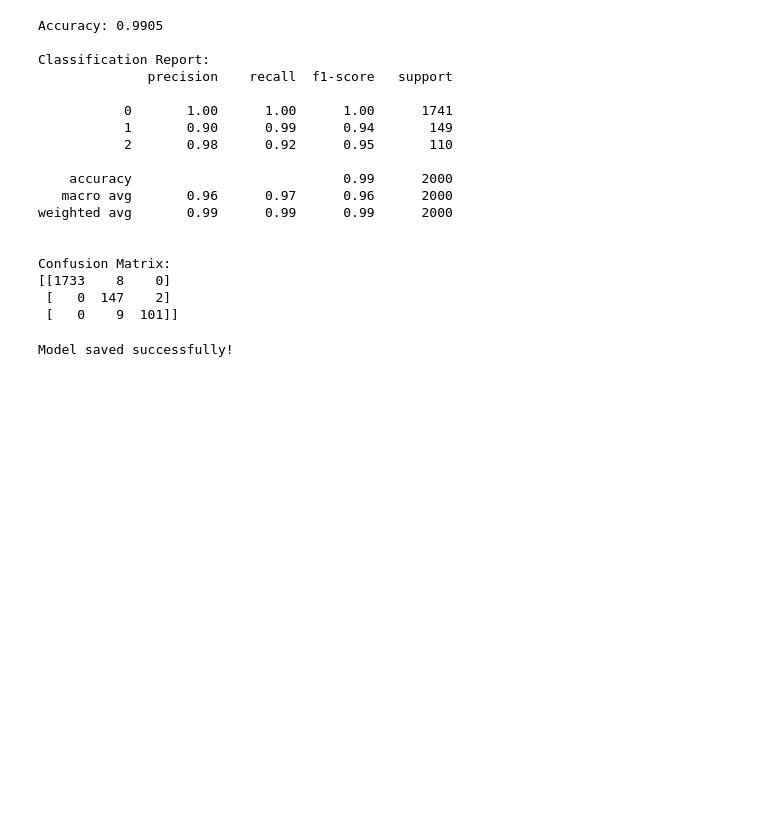
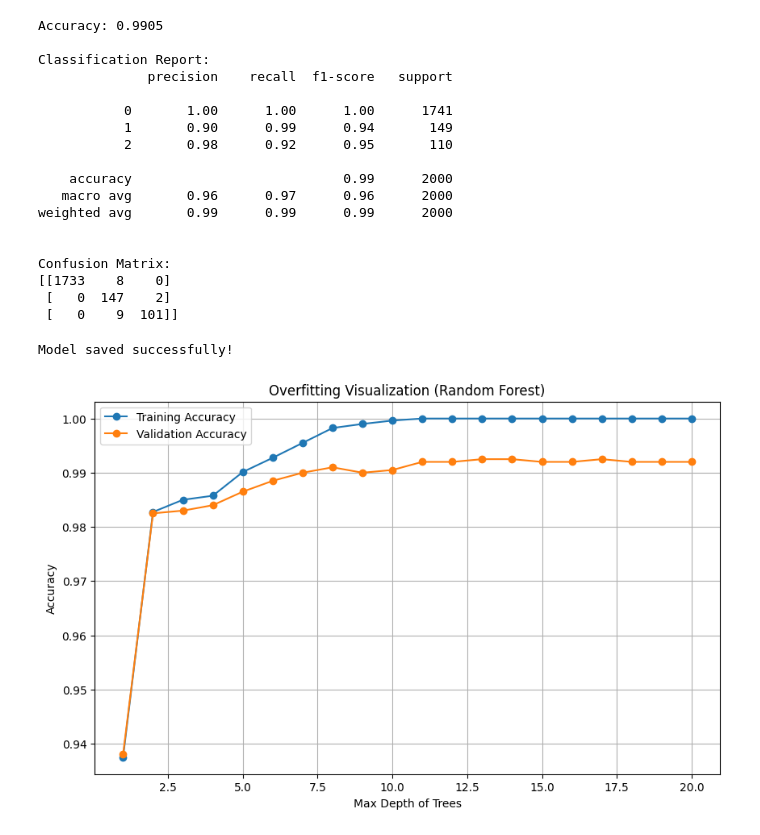
Before and after one commit to Sandeep-12pcm/sih_rockfall_predictor_alert_system, a Jupyter notebook: ml_model/models/train-sensor.ipynb, the cells around one changed output. Cells and saved outputs as stored; diff of their text form; code cells hidden in the pictures; blank space fills up the shorter version.

Commit message:
environ_seismic_model

```diff
--- a/ml_model/models/train-sensor.ipynb
+++ b/ml_model/models/train-sensor.ipynb
@@ -76,3 +76,40 @@ joblib.dump(rf_model, model_path)
 print("Model saved successfully!")
 # %% [output]
 Model saved successfully!
+# %%
+import matplotlib.pyplot as plt
+from sklearn.ensemble import RandomForestClassifier
+from sklearn.metrics import accuracy_score
+
+# Lists to store scores
+train_scores = []
+test_scores = []
+depth_range = range(1, 21)  # Try different max_depth values
+
+# Train multiple models with different max_depth
+for depth in depth_range:
+    rf = RandomForestClassifier(
+        n_estimators=100,
+        random_state=42,
+        max_depth=depth
+    )
+    rf.fit(X_train, y_train)
+
+    train_acc = accuracy_score(y_train, rf.predict(X_train))
+    test_acc = accuracy_score(y_test, rf.predict(X_test))
+
+    train_scores.append(train_acc)
+    test_scores.append(test_acc)
+
+# Plot training vs validation accuracy
+plt.figure(figsize=(10, 6))
+plt.plot(depth_range, train_scores, label="Training Accuracy", marker='o')
+plt.plot(depth_range, test_scores, label="Validation Accuracy", marker='o')
+plt.xlabel("Max Depth of Trees")
+plt.ylabel("Accuracy")
+plt.title("Overfitting Visualization (Random Forest)")
+plt.legend()
+plt.grid(True)
+plt.show()
+# %% [output]
+[figure, added]
```
Also changed, not shown: 5 other files.
